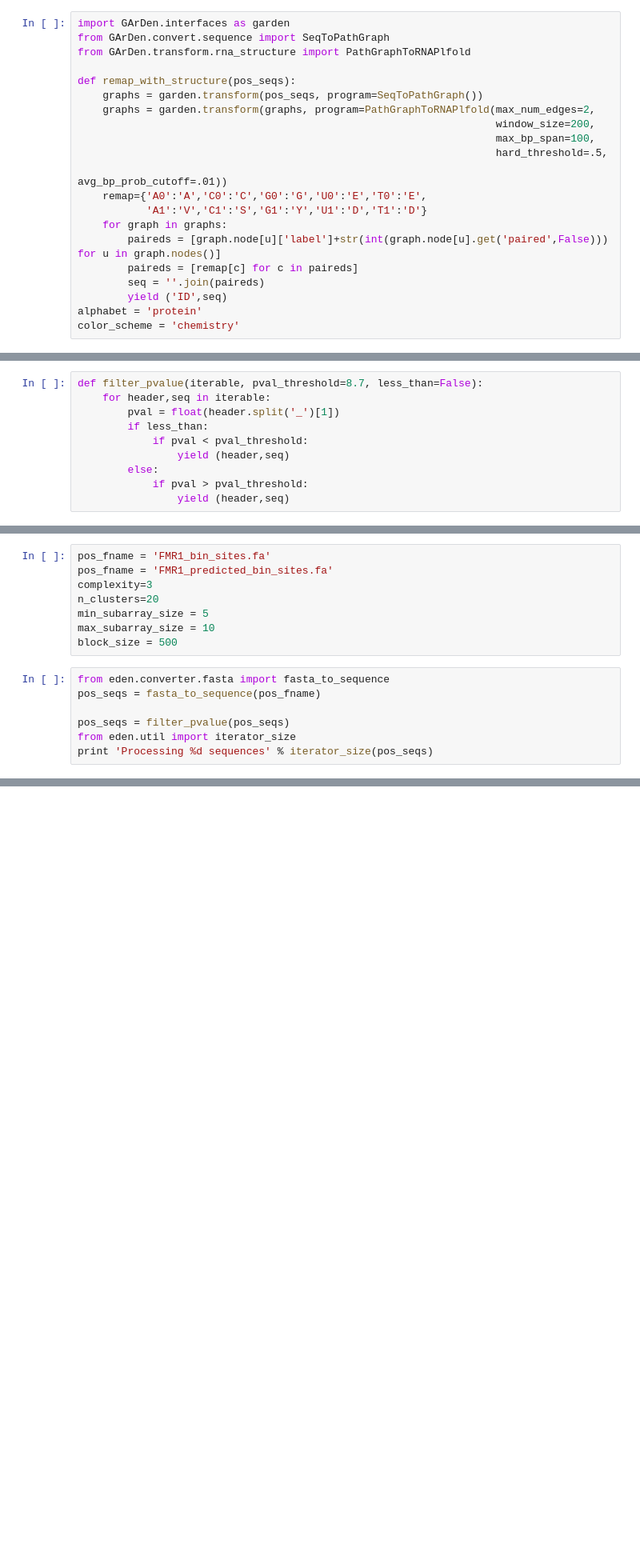
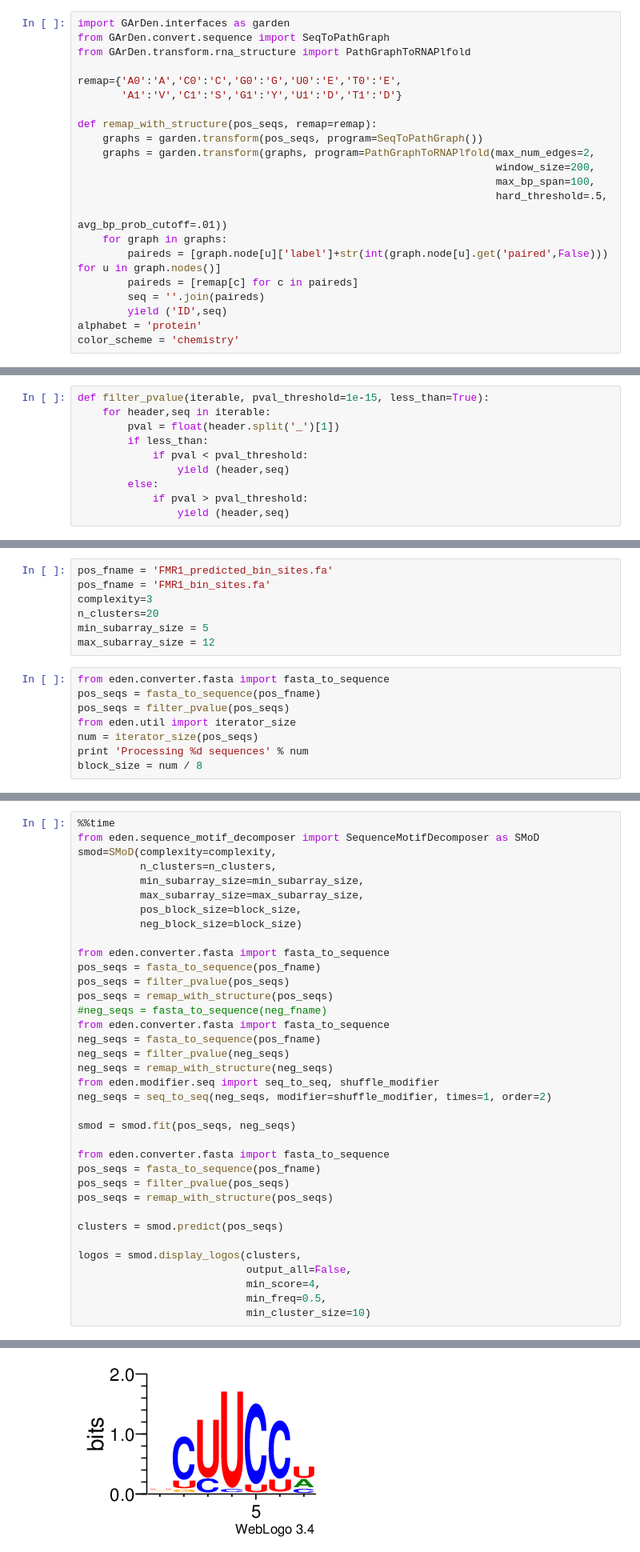
Before and after one commit to fabriziocosta/EDeN_examples, a Jupyter notebook: SequenceMotifDecomposer.ipynb, the cells around one changed output, grey strips where cells are left out. Shown at 80% size. Drawn from its saved outputs; the diff is of its cells as text; blank space fills up the shorter version.

Commit message:
SMOD nb

```diff
--- a/SequenceMotifDecomposer.ipynb
+++ b/SequenceMotifDecomposer.ipynb
@@ -13,15 +8,16 @@ import GArDen.interfaces as garden
 from GArDen.convert.sequence import SeqToPathGraph
 from GArDen.transform.rna_structure import PathGraphToRNAPlfold
 
-def remap_with_structure(pos_seqs):
+remap={'A0':'A','C0':'C','G0':'G','U0':'E','T0':'E',
+       'A1':'V','C1':'S','G1':'Y','U1':'D','T1':'D'}
+
+def remap_with_structure(pos_seqs, remap=remap):
     graphs = garden.transform(pos_seqs, program=SeqToPathGraph())
     graphs = garden.transform(graphs, program=PathGraphToRNAPlfold(max_num_edges=2,
                                                                    window_size=200,
                                                                    max_bp_span=100,
                                                                    hard_threshold=.5,
                                                                    avg_bp_prob_cutoff=.01))
-    remap={'A0':'A','C0':'C','G0':'G','U0':'E','T0':'E',
-           'A1':'V','C1':'S','G1':'Y','U1':'D','T1':'D'}
     for graph in graphs:
         paireds = [graph.node[u]['label']+str(int(graph.node[u].get('paired',False))) for u in graph.nodes()]
         paireds = [remap[c] for c in paireds]
@@ -36,7 +32,7 @@ def remap_with_structure(pos_seqs):
 alphabet = 'rna'
 color_scheme = 'classic'
 # %%
-def filter_pvalue(iterable, pval_threshold=8.7, less_than=False):
+def filter_pvalue(iterable, pval_threshold=1e-15, less_than=True):
     for header,seq in iterable:
         pval = float(header.split('_')[1])
         if less_than:
@@ -48,16 +46,16 @@ def filter_pvalue(iterable, pval_threshold=8.7, less_than=False):
 # %%
+pos_fname = 'FMR1_predicted_bin_sites.fa'
 pos_fname = 'FMR1_bin_sites.fa'
-pos_fname = 'FMR1_predicted_bin_sites.fa'
 complexity=3
 n_clusters=20
 min_subarray_size = 5
-max_subarray_size = 10
-block_size = 500
+max_subarray_size = 12
 # %%
 from eden.converter.fasta import fasta_to_sequence
 pos_seqs = fasta_to_sequence(pos_fname)
-
 pos_seqs = filter_pvalue(pos_seqs)
 from eden.util import iterator_size
-print 'Processing %d sequences' % iterator_size(pos_seqs)
+num = iterator_size(pos_seqs)
+print 'Processing %d sequences' % num
+block_size = num / 8
 # %% [output]
@@ -192,0 +63,37 @@ Cluster 3 (#671) quality:0.011
+# %%
+%%time
+from eden.sequence_motif_decomposer import SequenceMotifDecomposer as SMoD
+smod=SMoD(complexity=complexity,
+          n_clusters=n_clusters,
+          min_subarray_size=min_subarray_size,
+          max_subarray_size=max_subarray_size,
+          pos_block_size=block_size,
+          neg_block_size=block_size)
+
+from eden.converter.fasta import fasta_to_sequence
+pos_seqs = fasta_to_sequence(pos_fname)
+pos_seqs = filter_pvalue(pos_seqs)
+pos_seqs = remap_with_structure(pos_seqs)
+#neg_seqs = fasta_to_sequence(neg_fname)
+from eden.converter.fasta import fasta_to_sequence
+neg_seqs = fasta_to_sequence(pos_fname)
+neg_seqs = filter_pvalue(neg_seqs)
+neg_seqs = remap_with_structure(neg_seqs)
+from eden.modifier.seq import seq_to_seq, shuffle_modifier
+neg_seqs = seq_to_seq(neg_seqs, modifier=shuffle_modifier, times=1, order=2)
+
+smod = smod.fit(pos_seqs, neg_seqs)
+
+from eden.converter.fasta import fasta_to_sequence
+pos_seqs = fasta_to_sequence(pos_fname)
+pos_seqs = filter_pvalue(pos_seqs)
+pos_seqs = remap_with_structure(pos_seqs)
+
+clusters = smod.predict(pos_seqs)
+
+logos = smod.display_logos(clusters,
+                           output_all=False,
+                           min_score=4,
+                           min_freq=0.5,
+                           min_cluster_size=10)
+# %% [output]
@@ -192,0 +102 @@ Cluster 3 (#671) quality:0.011
+[figure, added]
```
Also changed, not shown: parts of 12 cells of this notebook, 2 other files.
